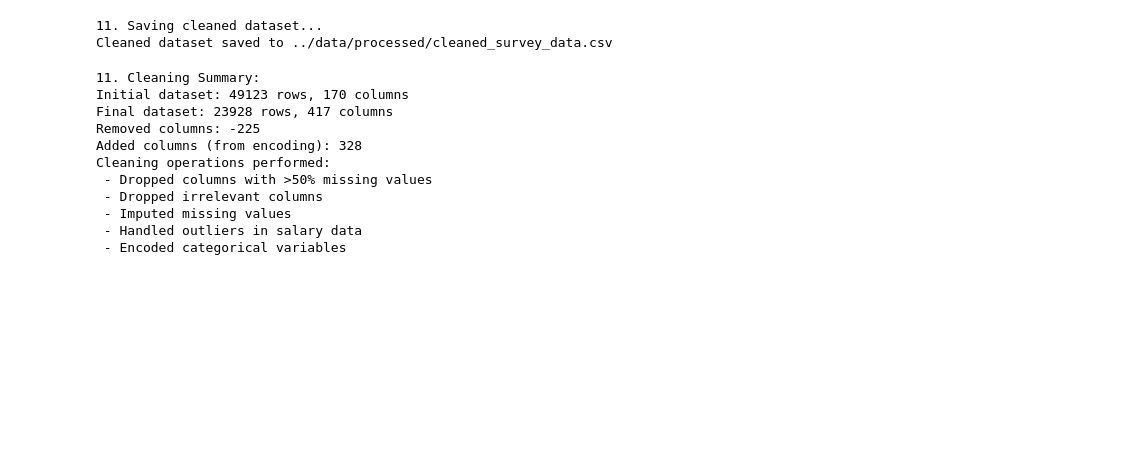
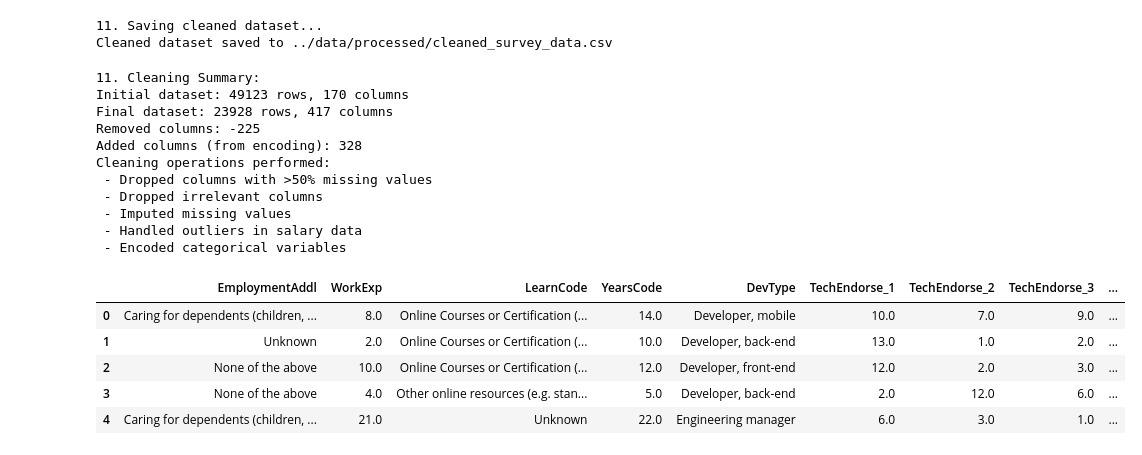
Before and after one commit to dmarcano11/udacity-dsnd-project-1, a Jupyter notebook: notebooks/02_data_cleaning.ipynb, the cells around one changed output. Saved outputs shown, nothing was run; the diff lists cells and outputs as text; code cells hidden in the pictures; blank space fills up the shorter version.

```diff
--- a/notebooks/02_data_cleaning.ipynb
+++ b/notebooks/02_data_cleaning.ipynb
@@ -301,7 +301,8 @@ multi_value_cols = [
     'OpSysPersonal',
     'OpSysProfessional',
     'CommPlatformHaveWorkedWith',
-    'CommPlatformWantToWorkWith'
+    'CommPlatformWantToWorkWith',
+    'SO_Dev_Content'
 ]
 
 # Filter to only include columns that actually exist in the dataset
@@ -495,3 +496,12 @@ Cleaning operations performed:
  - Imputed missing values
  - Handled outliers in salary data
  - Encoded categorical variables
+# %%
+df_encoded.head(5)
+# %% [output]
+|  | EmploymentAddl | WorkExp | LearnCode | YearsCode | DevType | TechEndorse_1 | TechEndorse_2 | TechEndorse_3 | ... |
+| 0 | Caring for dependents (children, ... | 8.0 | Online Courses or Certification (... | 14.0 | Developer, mobile | 10.0 | 7.0 | 9.0 | ... |
+| 1 | Unknown | 2.0 | Online Courses or Certification (... | 10.0 | Developer, back-end | 13.0 | 1.0 | 2.0 | ... |
+| 2 | None of the above | 10.0 | Online Courses or Certification (... | 12.0 | Developer, front-end | 12.0 | 2.0 | 3.0 | ... |
+| 3 | None of the above | 4.0 | Other online resources (e.g. stan... | 5.0 | Developer, back-end | 2.0 | 12.0 | 6.0 | ... |
+| 4 | Caring for dependents (children, ... | 21.0 | Unknown | 22.0 | Engineering manager | 6.0 | 3.0 | 1.0 | ... |
```
Also changed, not shown: parts of 2 cells of this notebook.
